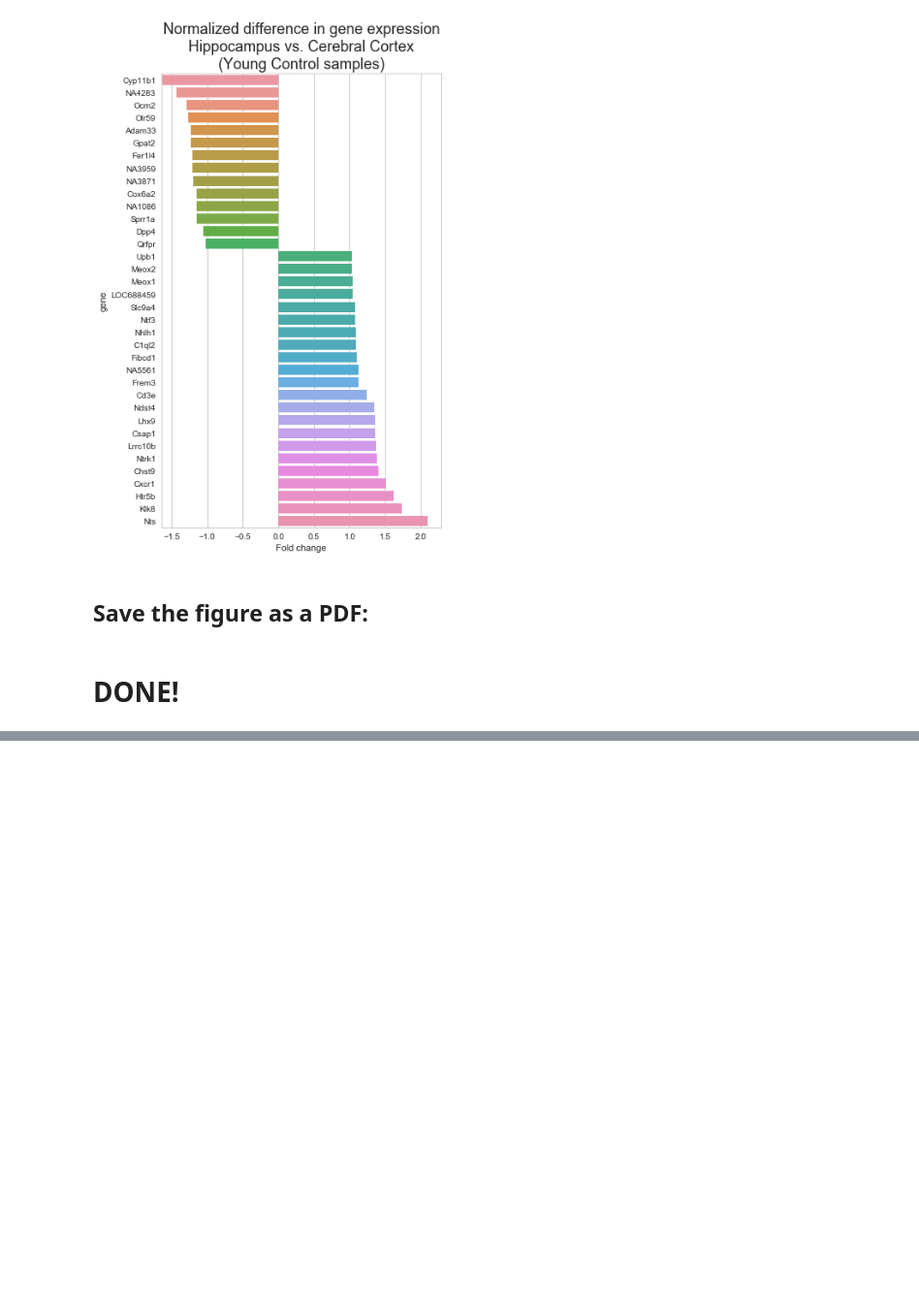
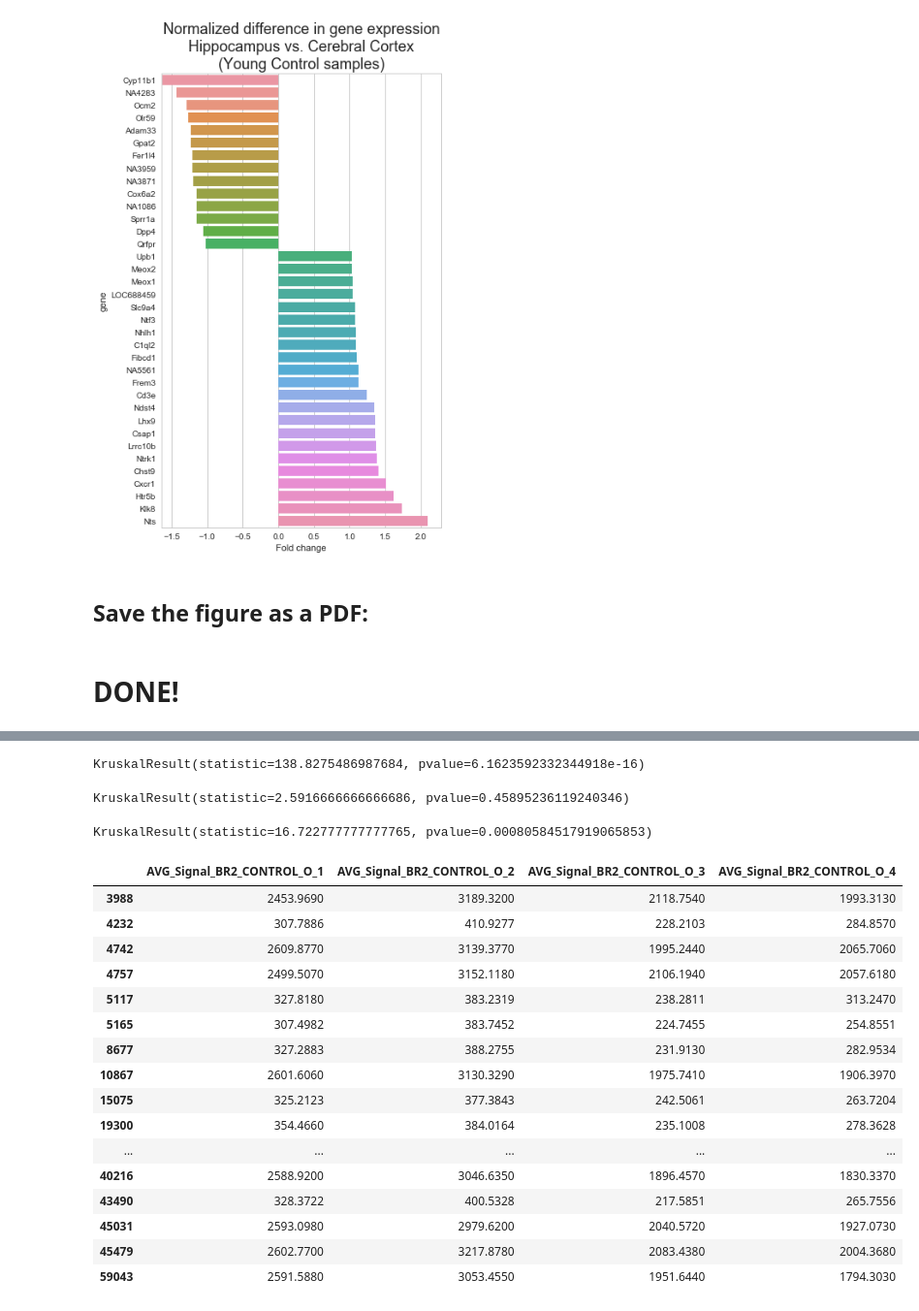
Before and after one commit to colettace/May2017_NIA_Python_Course, a Jupyter notebook: MicroarrayAnalysisUsingPython.ipynb, the cells around one changed output, grey strips where cells are left out. Shown at 97% size. Cells and saved outputs as stored; diff of their text form; code cells hidden in the pictures; blank space fills up the shorter version.

```diff
--- a/MicroarrayAnalysisUsingPython.ipynb
+++ b/MicroarrayAnalysisUsingPython.ipynb
@@ -319,0 +322,2 @@ figure.savefig( "ribbonplot.pdf")
+# %%
+Suv420h1 = df[df.Symbol == 'Suv420h1']
@@ -319,0 +368,4 @@ figure.savefig( "ribbonplot.pdf")
+# %%
+kruskalwallis( *Suv420h1[ Suv420h1.columns[2:]].as_matrix().T)
+# %% [output]
+KruskalResult(statistic=138.8275486987684, pvalue=6.1623592332344918e-16)
@@ -319,0 +375,31 @@ figure.savefig( "ribbonplot.pdf")
+# %%
+kruskalwallis( *Suv420h1[ br2_control_Y_cols ].as_matrix().T)
+# %% [output]
+KruskalResult(statistic=2.5916666666666686, pvalue=0.45895236119240346)
+# %%
+br2_control_O_cols = ['AVG_Signal_BR2_CONTROL_O_1', 'AVG_Signal_BR2_CONTROL_O_2',
+       'AVG_Signal_BR2_CONTROL_O_3', 'AVG_Signal_BR2_CONTROL_O_4']
+# %%
+kruskalwallis( *Suv420h1[ br2_control_O_cols ].as_matrix().T)
+# %% [output]
+KruskalResult(statistic=16.722777777777765, pvalue=0.00080584517919065853)
+# %%
+Suv420h1[ br2_control_O_cols ]
+# %% [output]
+|  | AVG_Signal_BR2_CONTROL_O_1 | AVG_Signal_BR2_CONTROL_O_2 | AVG_Signal_BR2_CONTROL_O_3 | AVG_Signal_BR2_CONTROL_O_4 |
+| 3988 | 2453.9690 | 3189.3200 | 2118.7540 | 1993.3130 |
+| 4232 | 307.7886 | 410.9277 | 228.2103 | 284.8570 |
+| 4742 | 2609.8770 | 3139.3770 | 1995.2440 | 2065.7060 |
+| 4757 | 2499.5070 | 3152.1180 | 2106.1940 | 2057.6180 |
+| 5117 | 327.8180 | 383.2319 | 238.2811 | 313.2470 |
+| 5165 | 307.4982 | 383.7452 | 224.7455 | 254.8551 |
+| 8677 | 327.2883 | 388.2755 | 231.9130 | 282.9534 |
+| 10867 | 2601.6060 | 3130.3290 | 1975.7410 | 1906.3970 |
+| 15075 | 325.2123 | 377.3843 | 242.5061 | 263.7204 |
+| 19300 | 354.4660 | 384.0164 | 235.1008 | 278.3628 |
+| ... | ... | ... | ... | ... |
+| 40216 | 2588.9200 | 3046.6350 | 1896.4570 | 1830.3370 |
+| 43490 | 328.3722 | 400.5328 | 217.5851 | 265.7556 |
+| 45031 | 2593.0980 | 2979.6200 | 2040.5720 | 1927.0730 |
+| 45479 | 2602.7700 | 3217.8780 | 2083.4380 | 2004.3680 |
+| 59043 | 2591.5880 | 3053.4550 | 1951.6440 | 1794.3030 |
```
Also changed, not shown: parts of 6 cells of this notebook, 1 other file.
